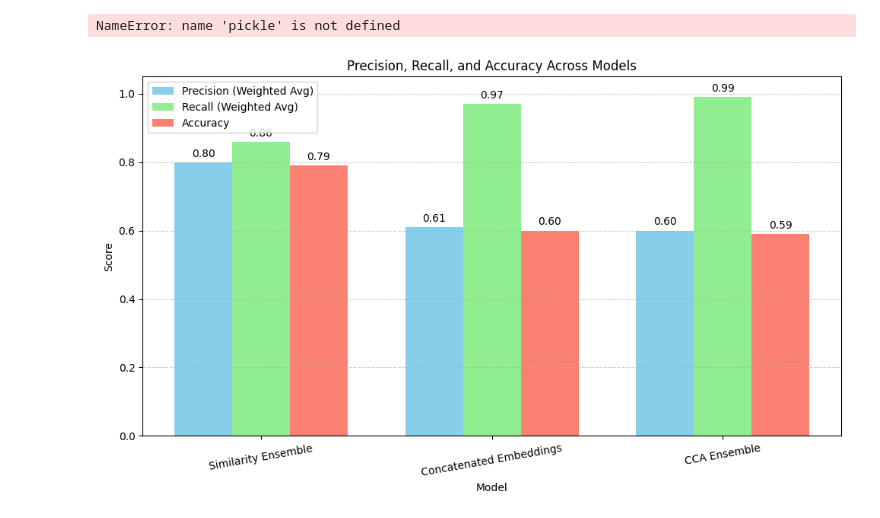
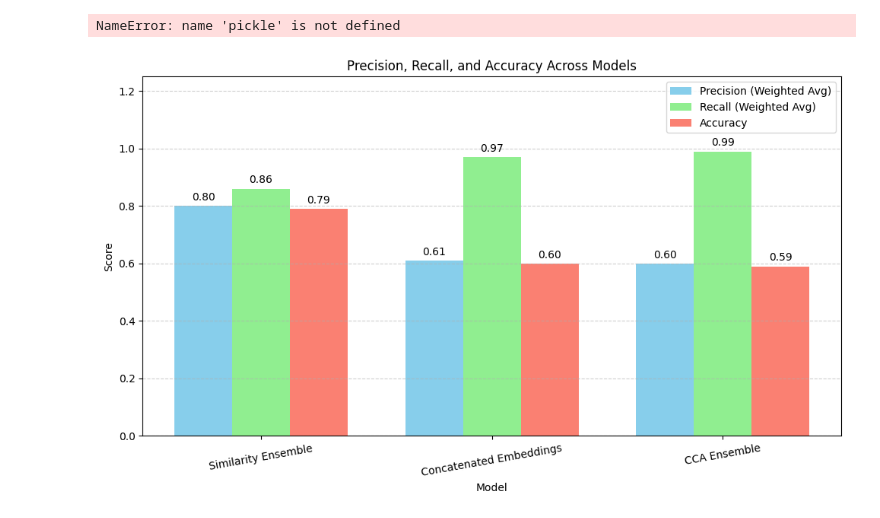
Before and after one commit to KaiTheWizard/ParaPhraseDetectProject, a Jupyter notebook: Untitled.ipynb, the cells around one changed output. Saved outputs shown, nothing was run; the diff lists cells and outputs as text; code cells hidden in the pictures.

```diff
--- a/Untitled.ipynb
+++ b/Untitled.ipynb
@@ -44,32 +44,32 @@ precision = [0.80, 0.61, 0.60]   # Weighted avg precision
 recall =    [0.86, 0.97, 0.99]   # Weighted avg recall
 accuracy =  [0.79, 0.60, 0.59]  # Overall accuracy
 
 x = np.arange(len(models))
 width = 0.25
 
 # Plotting
 fig, ax = plt.subplots(figsize=(10, 6))
 bars1 = ax.bar(x - width, precision, width, label='Precision (Weighted Avg)', color='skyblue')
 bars2 = ax.bar(x, recall, width, label='Recall (Weighted Avg)', color='lightgreen')
 bars3 = ax.bar(x + width, accuracy, width, label='Accuracy', color='salmon')
 
 # Formatting
 ax.set_xlabel('Model')
 ax.set_ylabel('Score')
 ax.set_title('Precision, Recall, and Accuracy Across Models')
 ax.set_xticks(x)
 ax.set_xticklabels(models, rotation=10)
-ax.set_ylim(0, 1.05)
+ax.set_ylim(0, 1.25)
 ax.legend()
 ax.grid(True, axis='y', linestyle='--', alpha=0.6)
 
 # Annotations
 for bar in bars1 + bars2 + bars3:
     height = bar.get_height()
     ax.annotate(f'{height:.2f}', xy=(bar.get_x() + bar.get_width() / 2, height),
                 xytext=(0, 3), textcoords="offset points", ha='center', va='bottom')
 
 plt.tight_layout()
 plt.show()
 # %% [output]
-[figure, old version]
+[figure, new version]
```
